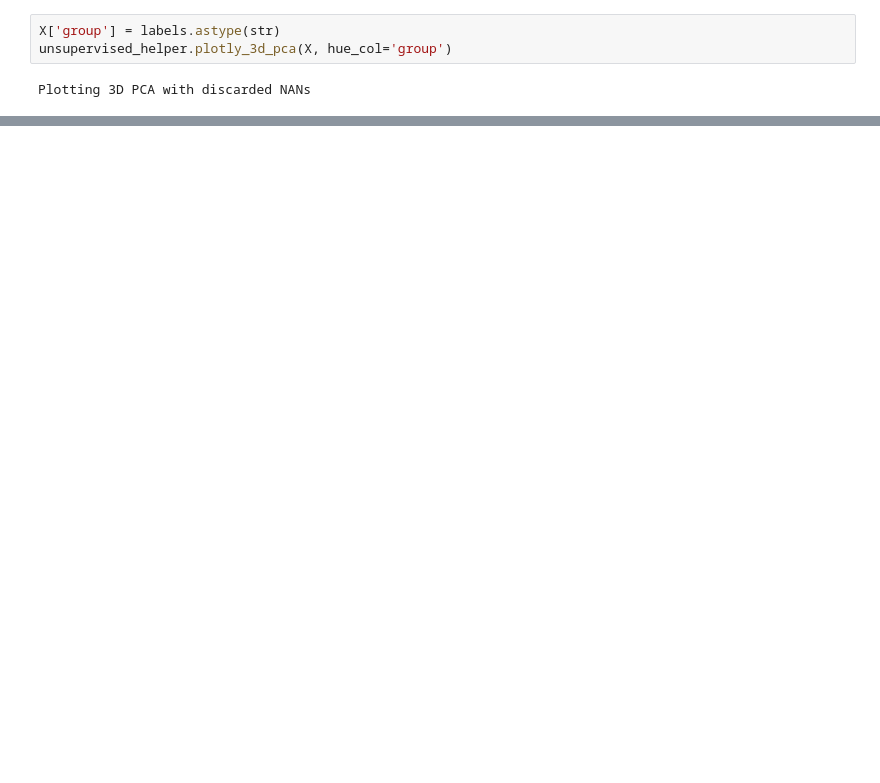
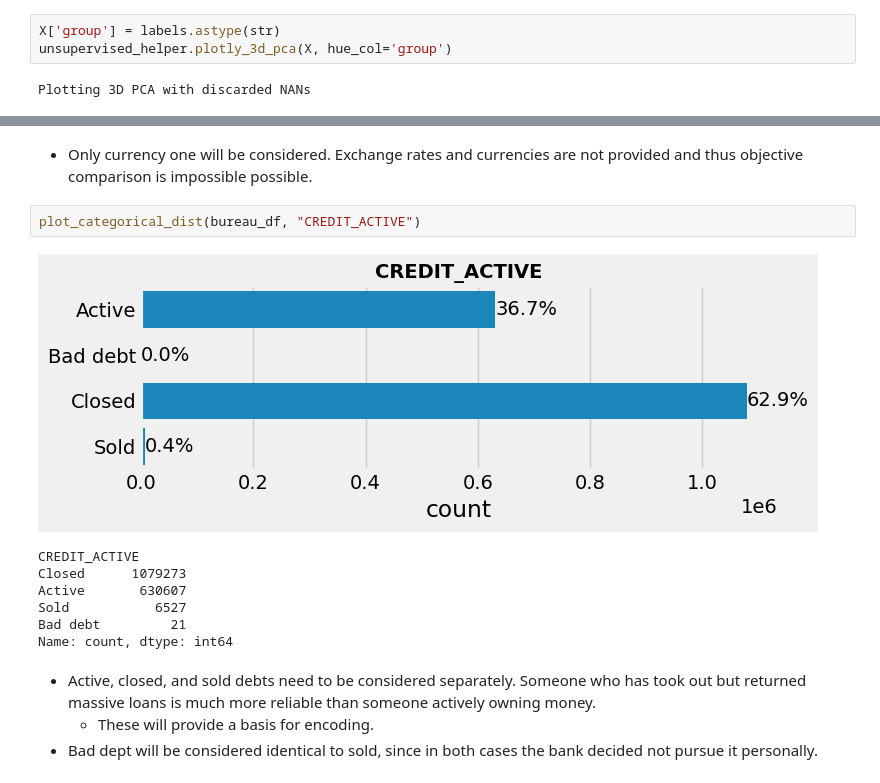
Before and after one commit to Sauciu1/defaulting-risk, a Jupyter notebook: notebooks/nb6_bureau.ipynb, the cells around one changed output, grey strips where cells are left out. Cells and saved outputs as stored; diff of their text form; blank space fills up the shorter version.

```diff
--- a/notebooks/nb6_bureau.ipynb
+++ b/notebooks/nb6_bureau.ipynb
@@ -156,0 +190,16 @@ NameError: name 'importlib' is not defined
+# %% [markdown]
+* Only currency one will be considered. Exchange rates and currencies are not provided and thus objective comparison is impossible possible.
+# %%
+plot_categorical_dist(bureau_df, "CREDIT_ACTIVE")
+# %% [output]
+[figure, added]
+CREDIT_ACTIVE
+Closed      1079273
+Active       630607
+Sold           6527
+Bad debt         21
+Name: count, dtype: int64
+# %% [markdown]
+* Active, closed, and sold debts need to be considered separately. Someone who has took out but returned massive loans is much more reliable than someone actively owning money.
+    * These will provide a basis for encoding.
+* Bad dept will be considered identical to sold, since in both cases the bank decided not pursue it personally.
```
Also changed, not shown: parts of 32 cells of this notebook, 6 other files.
